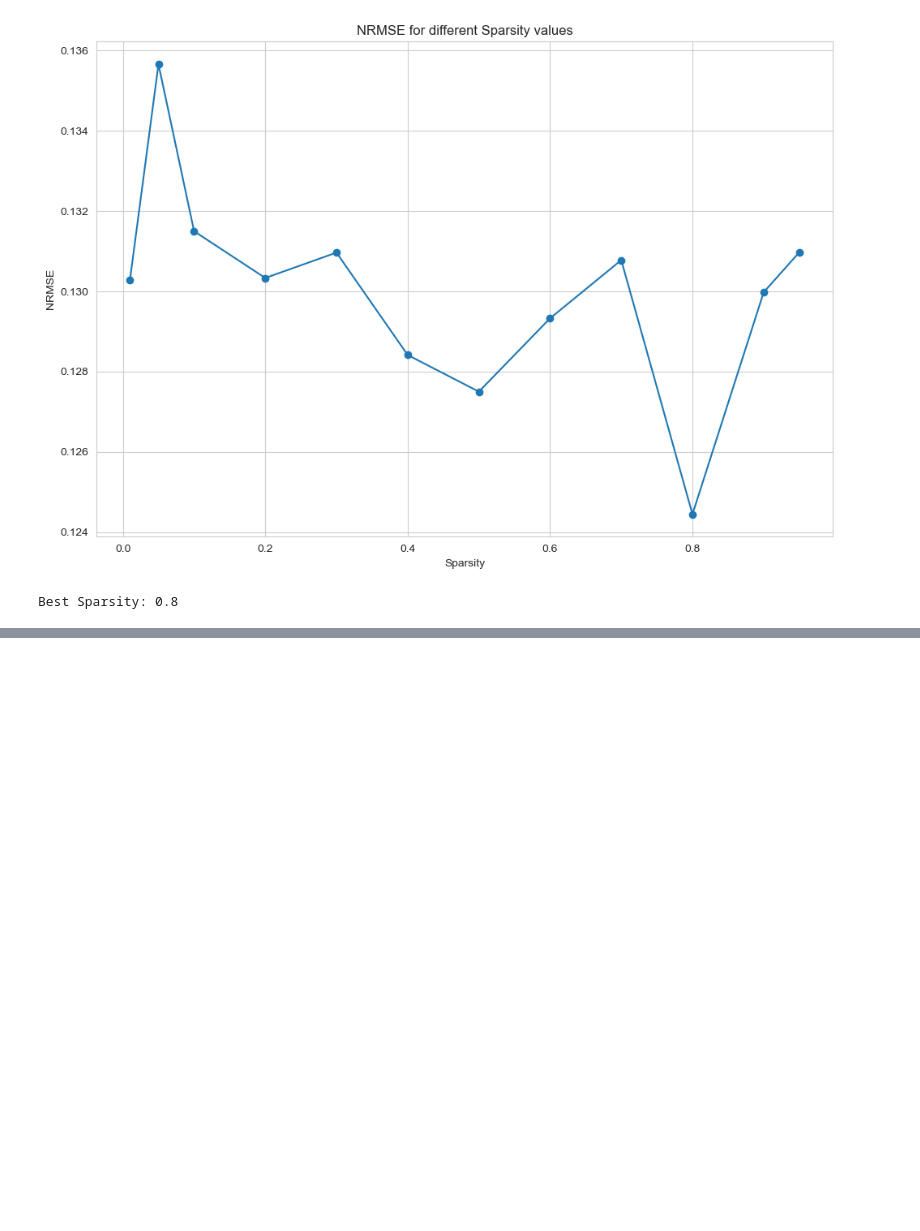
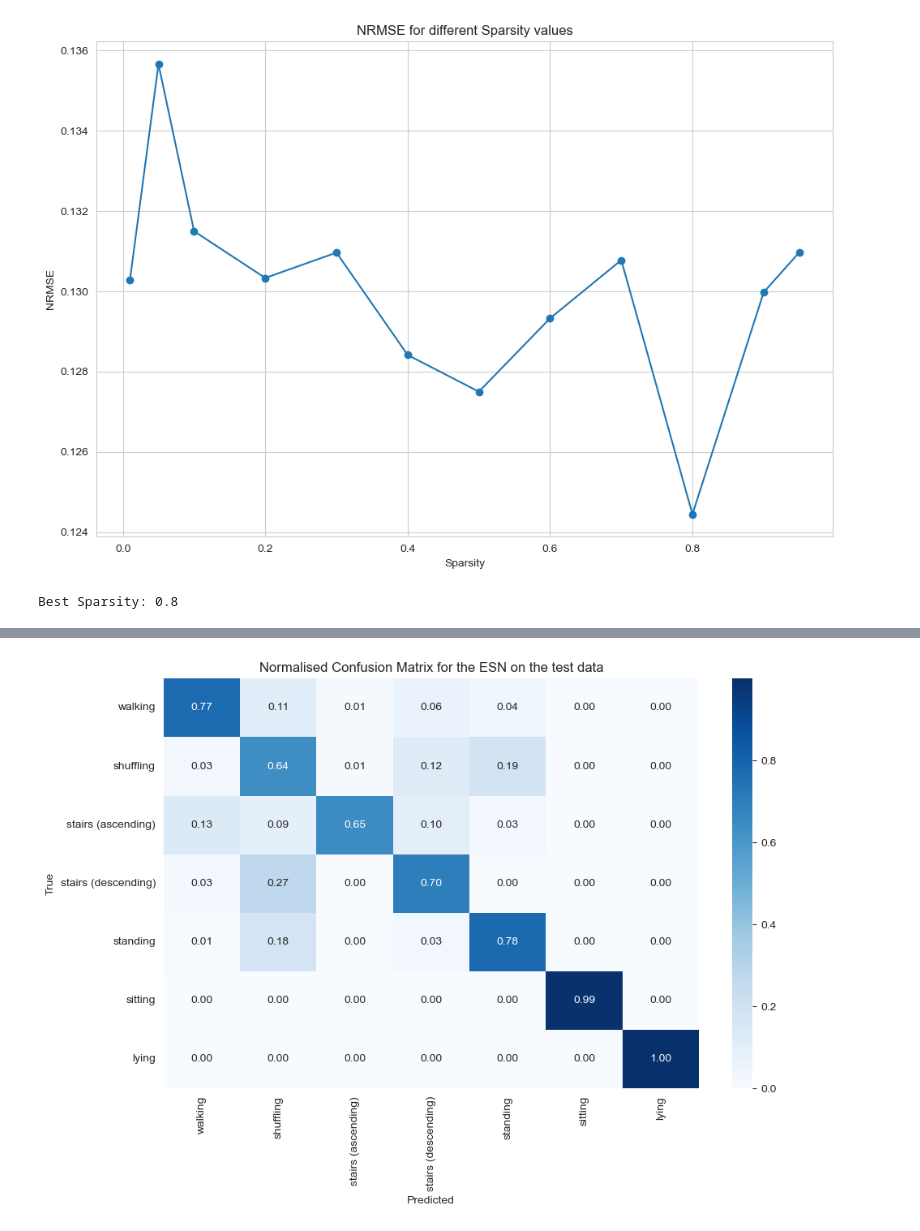
Before and after one commit to 007spy9/COM6906-Dissertation, a Jupyter notebook: training/basicESN_har70.ipynb, the cells around one changed output, grey strips where cells are left out. Drawn from its saved outputs; the diff is of its cells as text; code cells hidden in the pictures; blank space fills up the shorter version.

```diff
--- a/training/basicESN_har70.ipynb
+++ b/training/basicESN_har70.ipynb
@@ -1087,0 +1220,18 @@ Best Sparsity: 0.8
+# %%
+# The confusion matrix is tricky to interpret, as there is a serious class imbalance
+# To get a better idea of the performance of the ESN, we can plot the normalised confusion matrix
+norm_conf_matrix = conf_matrix / conf_matrix.sum(axis=1)[:, np.newaxis]
+
+plt.figure(figsize=(10, 7))
+
+sns.heatmap(norm_conf_matrix, annot=True, fmt='.2f', xticklabels=label_names, yticklabels=label_names, cmap='Blues')
+
+plt.xlabel('Predicted')
+plt.ylabel('True')
+
+plt.title('Normalised Confusion Matrix for the ESN on the test data')
+
+plt.tight_layout()
+plt.show()
+# %% [output]
+[figure, added]
```
Also changed, not shown: parts of 17 cells of this notebook, 2 other files.
